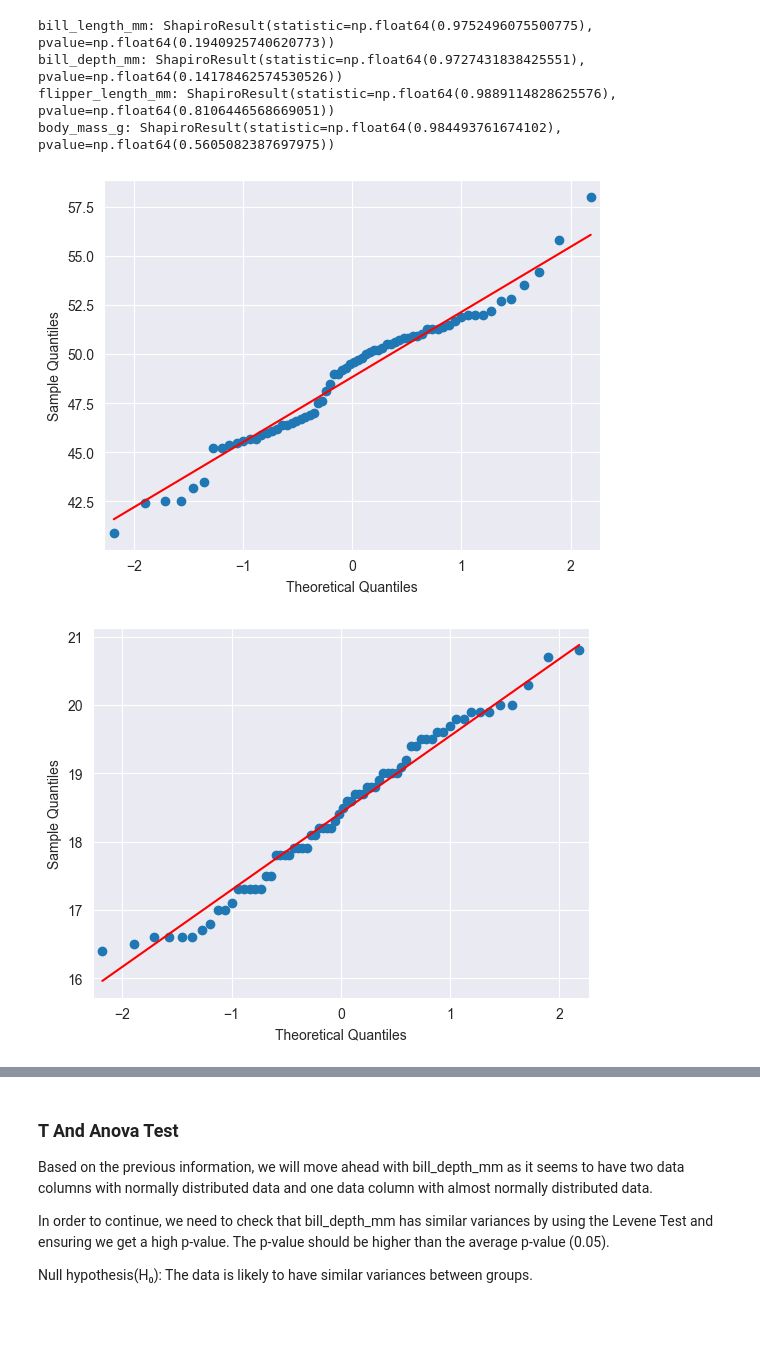
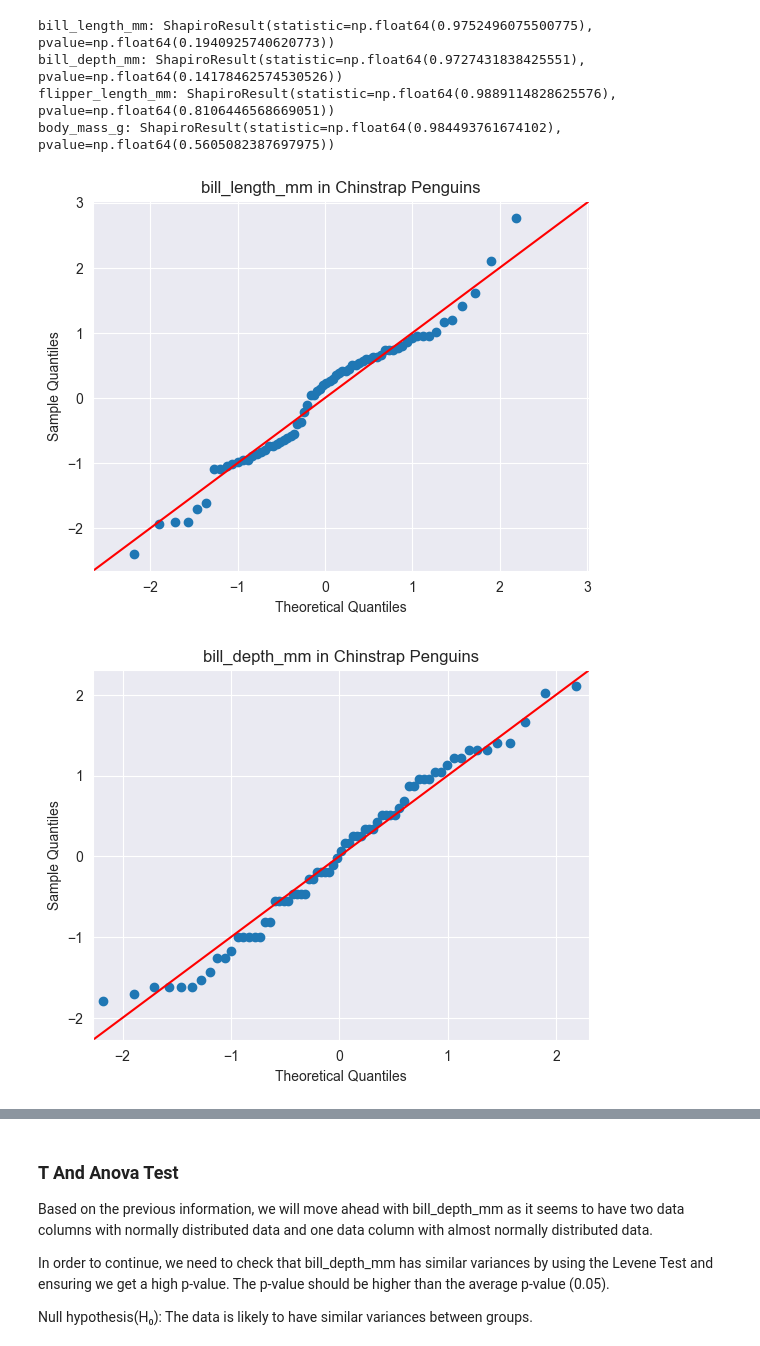
Before and after one commit to neidymlg/Penguin_Data_Analysis, a Jupyter notebook: main.ipynb, the cells around one changed output, grey strips where cells are left out. Cells and saved outputs as stored; diff of their text form; code cells hidden in the pictures; blank space fills up the shorter version.

```diff
--- a/main.ipynb
+++ b/main.ipynb
@@ -83,8 +65,11 @@ bell_curve_data.head()
 species_col = ['Adelie', 'Gentoo', 'Chinstrap']
 for species_name in species_col:
     for column_name in numerical_cols:
-        x_val = bell_curve_data[bell_curve_data['species'] == species_name][column_name]
+        x_val = penguin_df[penguin_df['species'] == species_name][column_name]
         sns.histplot(x_val,kde=True)
         plt.title(f'Distribution of {column_name} in {species_name}')
         plt.show()
+        plt.boxplot(x_val)
+        plt.title(f'Boxplot of {column_name} in {species_name}')
+        plt.show()
 # %% [output]
@@ -200,6 +185,7 @@ flipper_length_mm: ShapiroResult(statistic=np.float64(0.9933915645236039), pvalu
 body_mass_g: ShapiroResult(statistic=np.float64(0.9807078507062791), pvalue=np.float64(0.03239702501305107))
 # %%
 for column_name in numerical_cols:
-    sm.qqplot(Adelie_Data[column_name], line='s')
+    sm.qqplot(Adelie_Data[column_name], line='45', fit=True)
+    plt.title(f'{column_name} in Adelie Penguins')
     plt.show()
 # %% [output]
@@ -221,6 +207,7 @@ flipper_length_mm: ShapiroResult(statistic=np.float64(0.9621935760616585), pvalu
 body_mass_g: ShapiroResult(statistic=np.float64(0.9859276066609362), pvalue=np.float64(0.23361648888961845))
 # %%
 for column_name in numerical_cols:
-    sm.qqplot(Gentoo_Data[column_name], line='s')
+    sm.qqplot(Gentoo_Data[column_name], line='45', fit=True)
+    plt.title(f'{column_name} in Gentoo Penguins')
     plt.show()
 # %% [output]
@@ -242,8 +229,9 @@ flipper_length_mm: ShapiroResult(statistic=np.float64(0.9889114828625576), pvalu
 body_mass_g: ShapiroResult(statistic=np.float64(0.984493761674102), pvalue=np.float64(0.5605082387697975))
 # %%
 for column_name in numerical_cols:
-    sm.qqplot(Chinstrap_Data[column_name], line='s')
+    sm.qqplot(Chinstrap_Data[column_name], line='45', fit=True)
+    plt.title(f'{column_name} in Chinstrap Penguins')
     plt.show()
 # %% [output]
-[figure, old version]
+[figure, new version]
-[figure, old version]
+[figure, new version]
```
Also changed, not shown: parts of 19 cells of this notebook.
